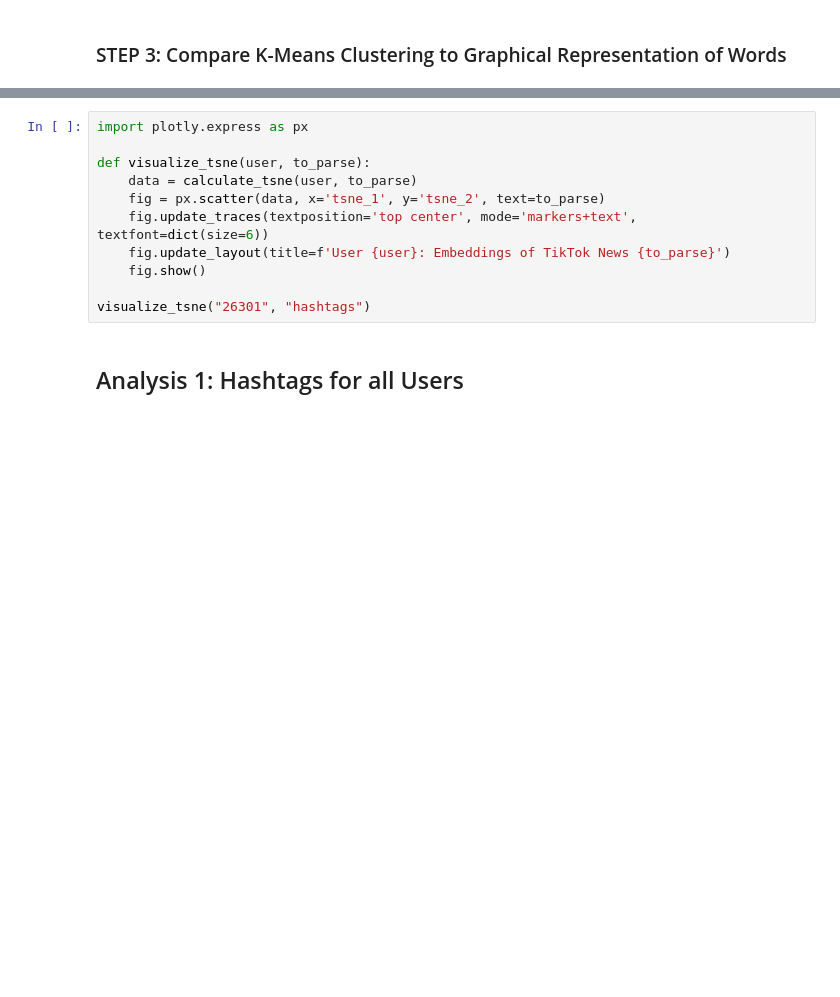
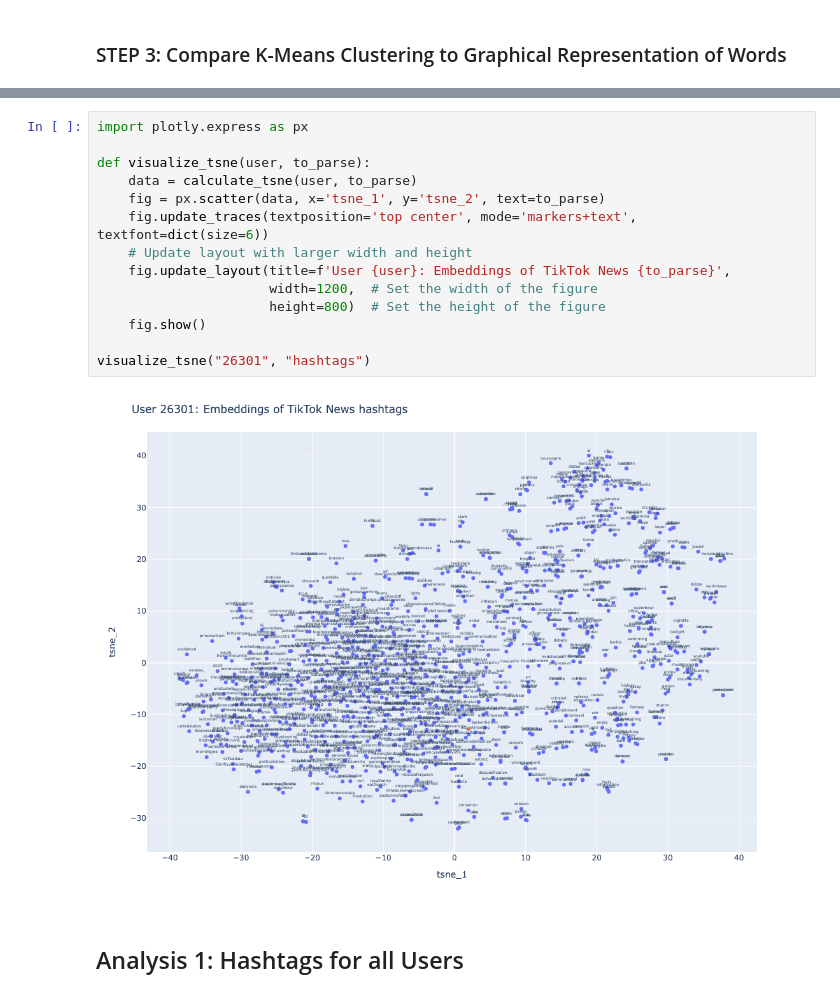
Before and after one commit to carolinejjung/tiktok-news-exposure, a Jupyter notebook: 6-clustering/clustering.ipynb, the cells around one changed output, grey strips where cells are left out. Cells and saved outputs as stored; diff of their text form; blank space fills up the shorter version.

```diff
--- a/6-clustering/clustering.ipynb
+++ b/6-clustering/clustering.ipynb
@@ -112,14 +184,19 @@ calculate_tsne("26301", "hashtags")
 # %%
 import plotly.express as px
 
 def visualize_tsne(user, to_parse):
     data = calculate_tsne(user, to_parse)
     fig = px.scatter(data, x='tsne_1', y='tsne_2', text=to_parse)
     fig.update_traces(textposition='top center', mode='markers+text', textfont=dict(size=6))
-    fig.update_layout(title=f'User {user}: Embeddings of TikTok News {to_parse}')
+    # Update layout with larger width and height
+    fig.update_layout(title=f'User {user}: Embeddings of TikTok News {to_parse}',
+                      width=1200,  # Set the width of the figure
+                      height=800)  # Set the height of the figure
     fig.show()
 
 visualize_tsne("26301", "hashtags")
+# %% [output]
+[figure, added]
 # %% [markdown]
 ## Analysis 1: Hashtags for all Users
 # %% [markdown]
```
Also changed, not shown: parts of 12 cells of this notebook.
